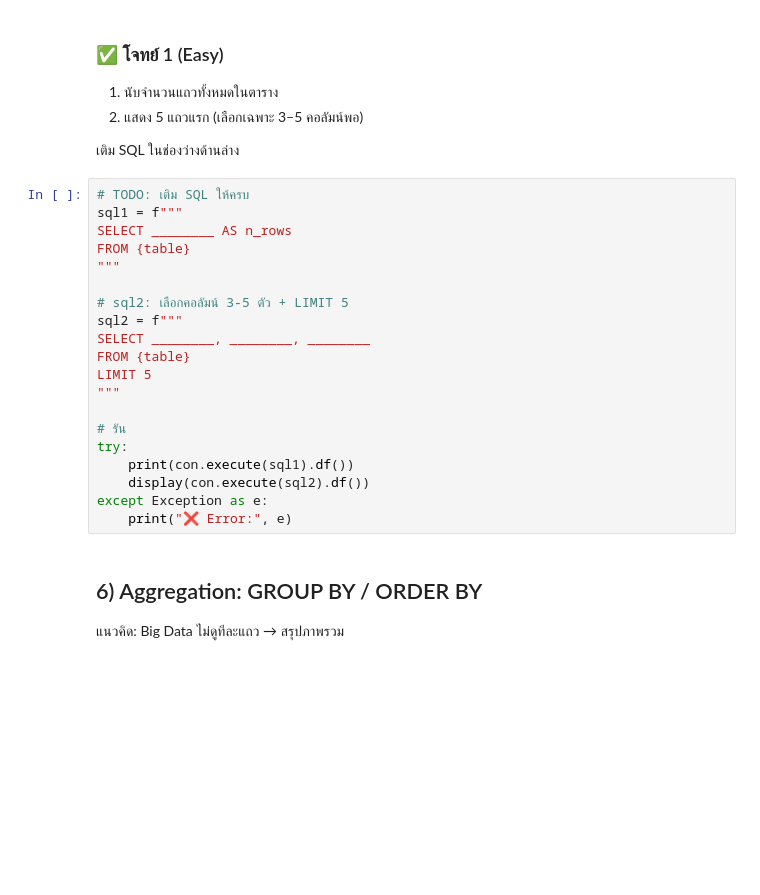
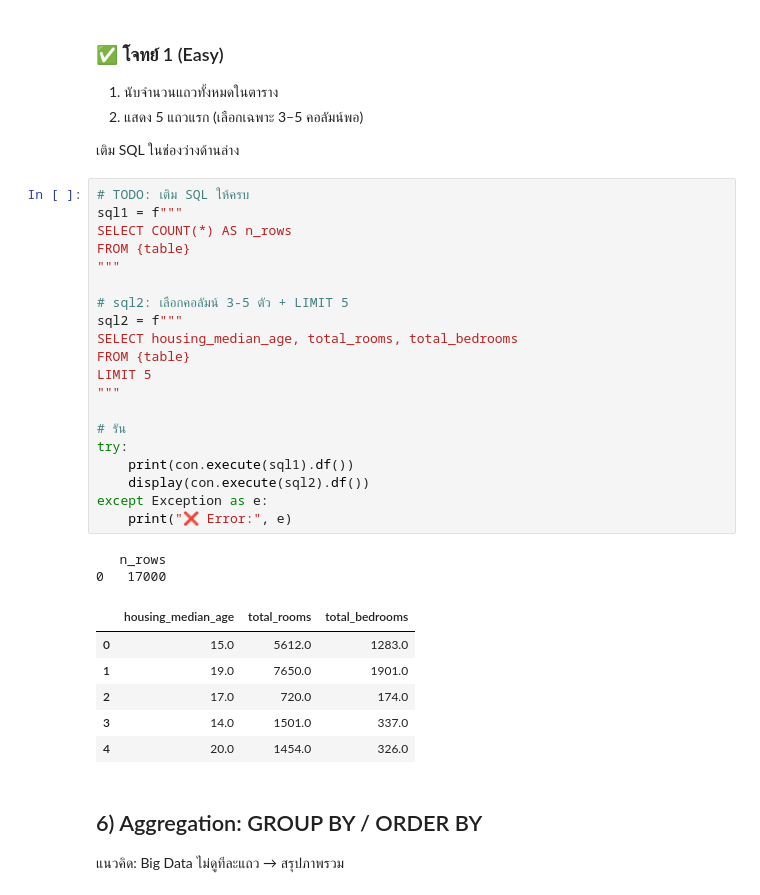
Before and after one commit to naphataim-glitch/Big, a Jupyter notebook: bigdata_week3_sql_duckdb_to_spark.ipynb, the cells around one changed output. Cells and saved outputs as stored; diff of their text form; blank space fills up the shorter version.

```diff
--- a/bigdata_week3_sql_duckdb_to_spark.ipynb
+++ b/bigdata_week3_sql_duckdb_to_spark.ipynb
@@ -290,23 +339,32 @@ con.execute(f"""
 # %%
 # TODO: เติม SQL ให้ครบ
 sql1 = f"""
-SELECT ________ AS n_rows
+SELECT COUNT(*) AS n_rows
 FROM {table}
 """
 
 # sql2: เลือกคอลัมน์ 3-5 ตัว + LIMIT 5
 sql2 = f"""
-SELECT ________, ________, ________
+SELECT housing_median_age, total_rooms, total_bedrooms
 FROM {table}
 LIMIT 5
 """
 
 # รัน
 try:
     print(con.execute(sql1).df())
     display(con.execute(sql2).df())
 except Exception as e:
     print("❌ Error:", e)
+# %% [output]
+   n_rows
+0   17000
+|  | housing_median_age | total_rooms | total_bedrooms |
+| 0 | 15.0 | 5612.0 | 1283.0 |
+| 1 | 19.0 | 7650.0 | 1901.0 |
+| 2 | 17.0 | 720.0 | 174.0 |
+| 3 | 14.0 | 1501.0 | 337.0 |
+| 4 | 20.0 | 1454.0 | 326.0 |
 # %% [markdown]
 ## 6) Aggregation: GROUP BY / ORDER BY
 
```
Also changed, not shown: parts of 49 cells of this notebook.
